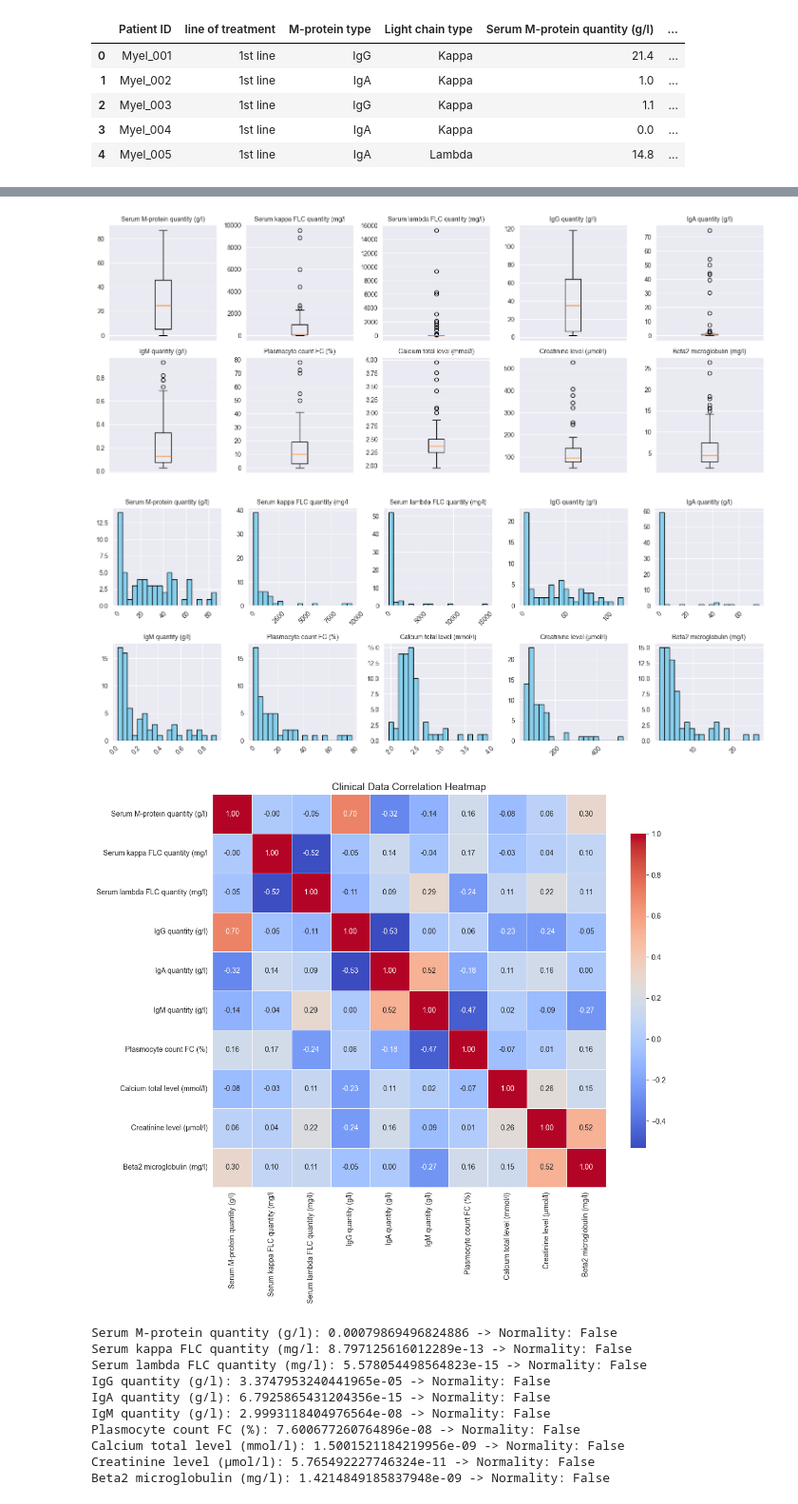
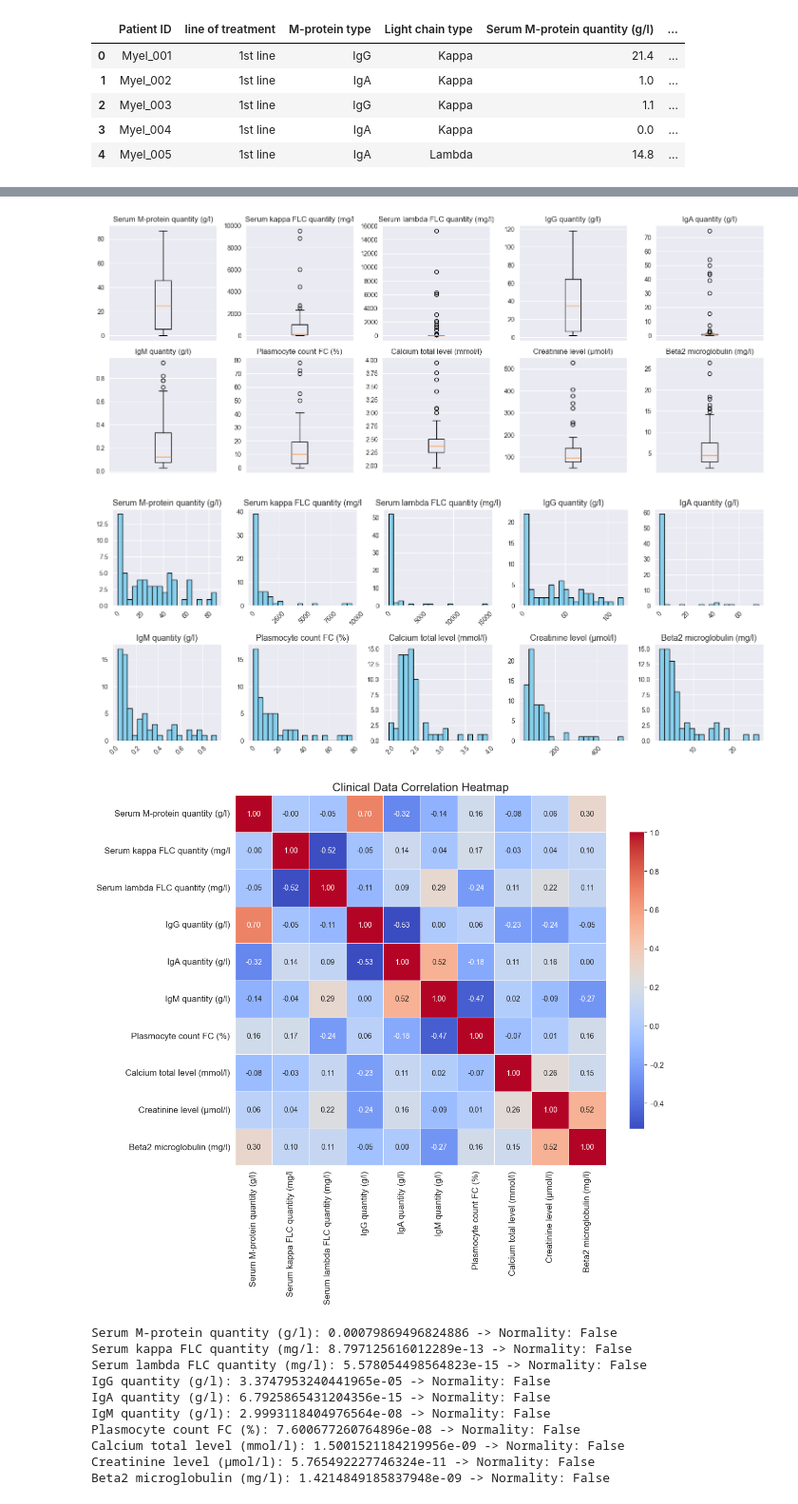
Before and after one commit to lukas1110/Analysis-of-multiple-myelomas-from-dual-CT, a Jupyter notebook: data_analysis/clinical_data_analysis.ipynb, the cells around one changed output, grey strips where cells are left out. Shown at 95% size. Drawn from its saved outputs; the diff is of its cells as text; code cells hidden in the pictures.

```diff
--- a/data_analysis/clinical_data_analysis.ipynb
+++ b/data_analysis/clinical_data_analysis.ipynb
@@ -93,34 +94,36 @@ plt.figure(figsize=(cols_per_row*3, rows*3))
 for i, col in enumerate(numeric_cols):
     plt.subplot(rows, cols_per_row, i+1)
     plt.boxplot(df[col].dropna())
-    plt.title(col, fontsize=10)
+    plt.title(col, fontsize=12)
     plt.xticks([])
 plt.tight_layout()
 plt.show()
 # %% [output]
-[figure, old version]
+[figure, new version]
 # %%
 # HISTOGRAM VISUALIZATION
 plt.figure(figsize=(cols_per_row*3, rows*3))
 for i, col in enumerate(numeric_cols):
     plt.subplot(rows, cols_per_row, i+1)
     plt.hist(df[col].dropna(), bins=20, color='skyblue', edgecolor='black')
-    plt.title(col, fontsize=10)
+    plt.title(col, fontsize=13)
     plt.xticks(rotation=45)
 plt.tight_layout()
 plt.show()
 # %% [output]
-[figure, old version]
+[figure, new version]
 # %%
 # HEATMAP
 plt.figure(figsize=(12,10))
 corr = df[numeric_cols].corr(method="spearman")  # pearson/spearman
 sns.heatmap(corr, annot=True, fmt=".2f", cmap="coolwarm", square=True, linewidths=0.5, cbar_kws={"shrink": 0.8})
-plt.title("Clinical Data Correlation Heatmap", fontsize=14)
+plt.xticks(fontsize=12)
+plt.yticks(fontsize=12)
+plt.title("Clinical Data Correlation Heatmap", fontsize=16)
 plt.tight_layout()
 plt.show()
 # %% [output]
-[figure, old version]
+[figure, new version]
 # %%
 # NORMALITY TEST
 for column in numeric_cols:
```
Also changed, not shown: parts of 6 cells of this notebook, 5 other files.
